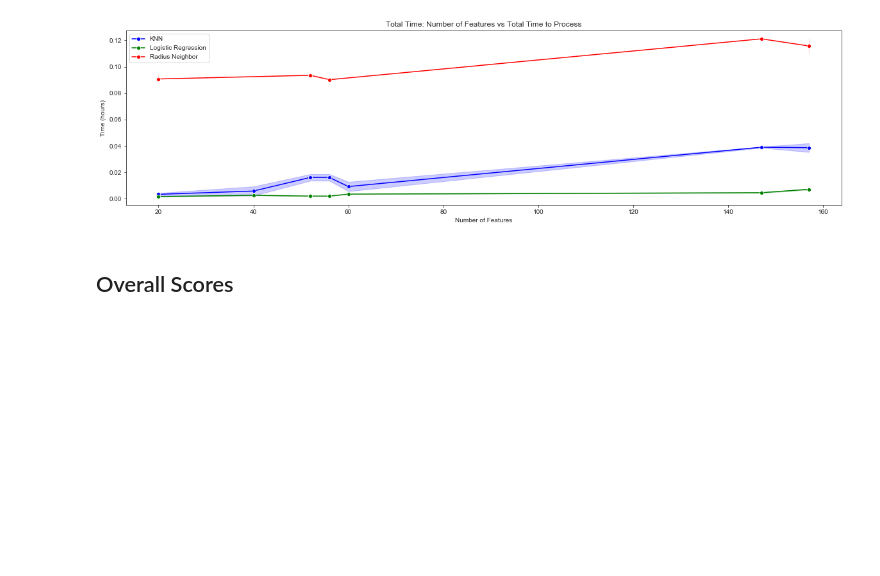
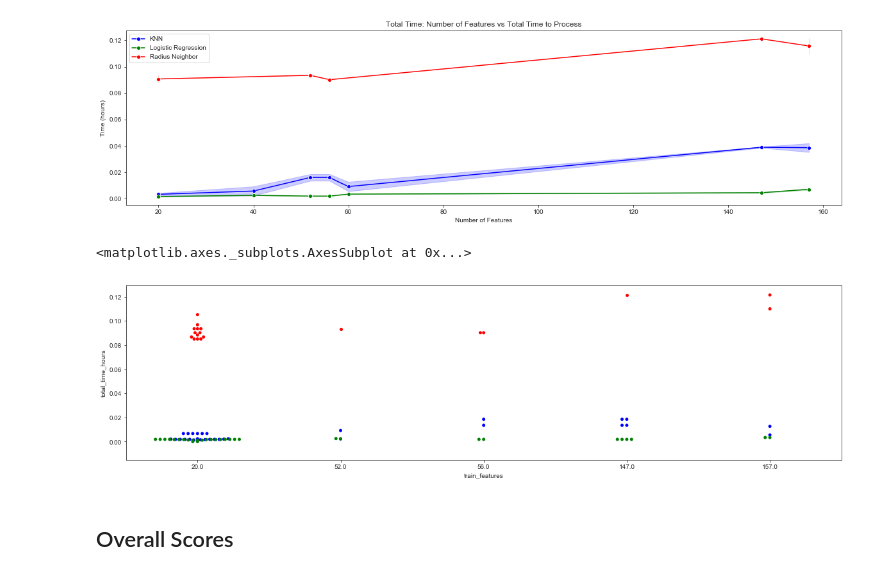
Before and after one commit to sv650s/sb-capstone, a Jupyter notebook: 2019-05-24-analyze_classification_results-112043.ipynb, the cells around one changed output. Drawn from its saved outputs; the diff is of its cells as text; code cells hidden in the pictures; blank space fills up the shorter version.

```diff
--- a/2019-05-24-analyze_classification_results-112043.ipynb
+++ b/2019-05-24-analyze_classification_results-112043.ipynb
@@ -202,6 +202,14 @@ a.set_xlabel("Number of Features")
 _ = a.set_ylabel("Time (hours)")
 # %% [output]
 [figure]
+# %%
+f, a = plt.subplots(1, 1, figsize=(20,5))
+sns.swarmplot(data=knn_time_df, x="train_features", y="total_time_hours", ax=a, color='b', marker='o', label="KNN")
+sns.swarmplot(data=lr_time_df, x="train_features", y="total_time_hours", ax=a, color='g', marker='o', label="Logistic Regression")
+sns.swarmplot(data=rn_time_df, x="train_features", y="total_time_hours", ax=a, color='r', marker='o', label="Radius Neighbor")
+# %% [output]
+<matplotlib.axes._subplots.AxesSubplot at 0x...>
+[figure, added]
 # %% [markdown]
 ## Overall Scores
 # %%
```
Also changed, not shown: parts of 1 cell of this notebook.
